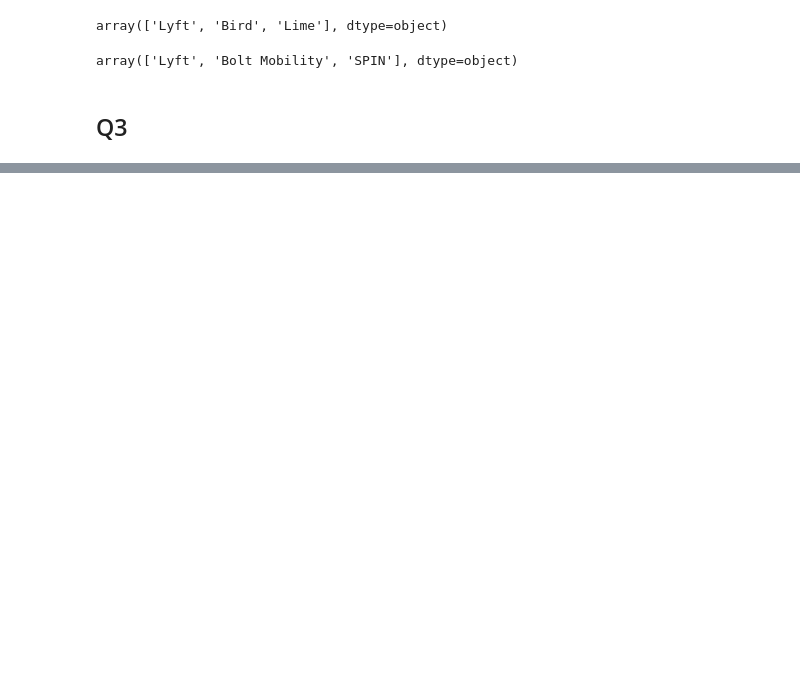
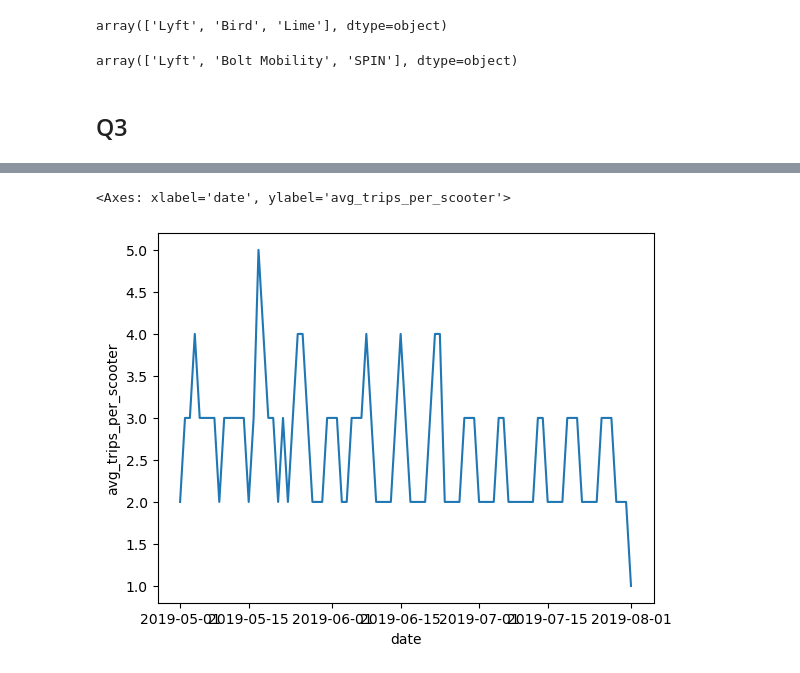
Before and after one commit to NSS-Data-Analytics-Cohort-10/scooters-group-2, a Jupyter notebook: notebooks/scooters1.ipynb, the cells around one changed output, grey strips where cells are left out. Drawn from its saved outputs; the diff is of its cells as text; code cells hidden in the pictures; blank space fills up the shorter version.

```diff
--- a/notebooks/scooters1.ipynb
+++ b/notebooks/scooters1.ipynb
@@ -362,0 +349,7 @@ array(['Lyft', 'Bolt Mobility', 'SPIN'], dtype=object)
+# %%
+query_use_per_day = '''
+SELECT sumdid, COUNT(triprecordnum) AS trips_count, DATE(pubtimestamp), companyname
+FROM trips
+GROUP BY sumdid, DATE(pubtimestamp), companyname
+'''
+use_per_day = pd.read_sql(query_use_per_day, con = engine)
@@ -362,0 +379,7 @@ array(['Lyft', 'Bolt Mobility', 'SPIN'], dtype=object)
+# %%
+grouped_use_tpd = use_per_day.groupby('date').agg({'sumdid': pd.Series.nunique, 'trips_count': np.sum})
+grouped_use_tpd['avg_trips_per_scooter'] = round(grouped_use_tpd['trips_count']/grouped_use_tpd['sumdid'])
+sns.lineplot(data=grouped_use_tpd, x='date', y='avg_trips_per_scooter')
+# %% [output]
+<Axes: xlabel='date', ylabel='avg_trips_per_scooter'>
+[figure, added]
```
Also changed, not shown: parts of 33 cells of this notebook, 1 other file.
